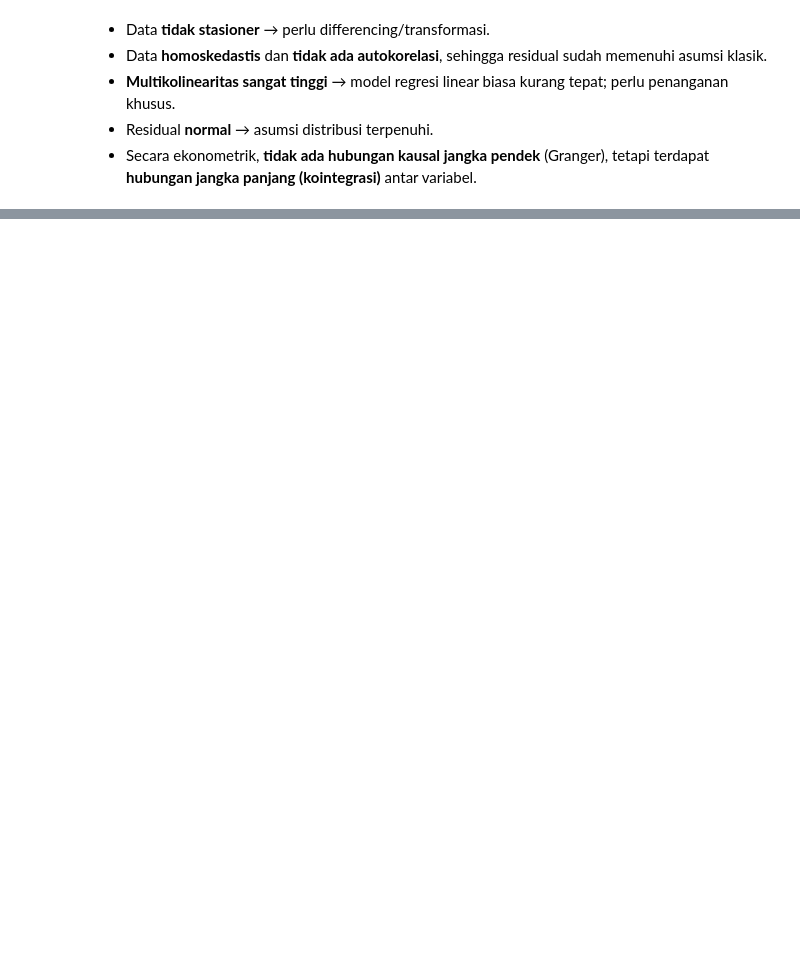
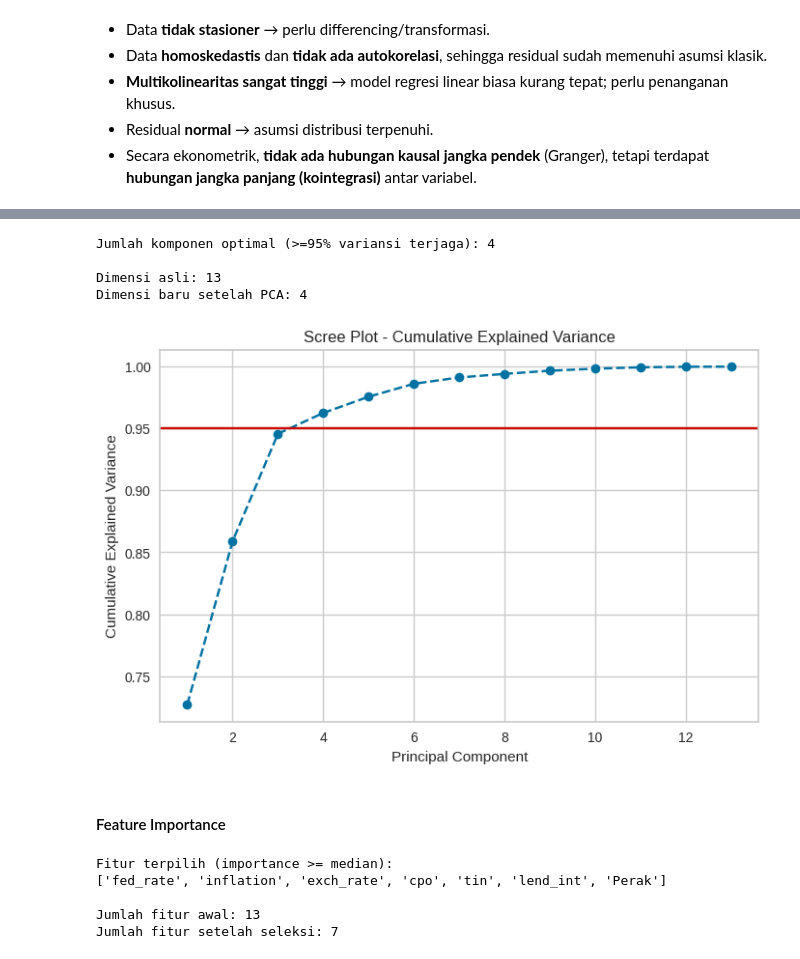
Before and after one commit to maybeitsai/gold-price-prediction, a Jupyter notebook: main.ipynb, the cells around one changed output, grey strips where cells are left out. Cells and saved outputs as stored; diff of their text form; code cells hidden in the pictures; blank space fills up the shorter version.

```diff
--- a/main.ipynb
+++ b/main.ipynb
@@ -979,0 +907,13 @@ display(results_df)
+# %%
+# 1. Jalankan PCA tanpa menentukan jumlah komponen dulu
+pca = PCA(random_state=42)
+X_pca = pca.fit_transform(X_scaled)
+
+# 2. Variance explained ratio
+explained_var = pca.explained_variance_ratio_
+cum_explained_var = np.cumsum(explained_var)
+
+# 3. Tampilkan hasil
+print("Explained Variance Ratio per Komponen:")
+for i, ev in enumerate(explained_var, start=1):
+    print(f"  PC{i}: {ev:.4f} ({cum_explained_var[i-1]:.4f} kumulatif)")
@@ -979,0 +935,27 @@ display(results_df)
+# %%
+# 4. Tentukan jumlah komponen optimal
+n_components = np.argmax(cum_explained_var >= 0.95) + 1
+print(f"\nJumlah komponen optimal (>=95% variansi terjaga): {n_components}")
+
+# 5. Transformasi ulang data dengan PCA optimal
+pca_opt = PCA(n_components=n_components)
+X_reduced = pca_opt.fit_transform(X_scaled)
+
+print("\nDimensi asli:", X.shape[1])
+print("Dimensi baru setelah PCA:", X_reduced.shape[1])
+
+# 6. Visualisasi Scree Plot
+plt.figure(figsize=(8,5))
+plt.plot(range(1, len(explained_var)+1), cum_explained_var, marker='o', linestyle='--')
+plt.axhline(y=0.95, color='r', linestyle='-')
+plt.title("Scree Plot - Cumulative Explained Variance")
+plt.xlabel("Principal Component")
+plt.ylabel("Cumulative Explained Variance")
+plt.grid(True)
+plt.show()
+# %% [output]
+Jumlah komponen optimal (>=95% variansi terjaga): 4
+
+Dimensi asli: 13
+Dimensi baru setelah PCA: 4
+[figure, added]
@@ -979,0 +964,2 @@ display(results_df)
+# %% [markdown]
+#### Feature Importance
@@ -979,0 +978,12 @@ display(results_df)
+# %%
+# 4. Tampilkan hasil
+print("Fitur terpilih (importance >= median):")
+print(list(selected_cols))
+print("\nJumlah fitur awal:", X.shape[1])
+print("Jumlah fitur setelah seleksi:", X_selected_df.shape[1])
+# %% [output]
+Fitur terpilih (importance >= median):
+['fed_rate', 'inflation', 'exch_rate', 'cpo', 'tin', 'lend_int', 'Perak']
+
+Jumlah fitur awal: 13
+Jumlah fitur setelah seleksi: 7
```
Also changed, not shown: parts of 53 cells of this notebook, 1 other file.
